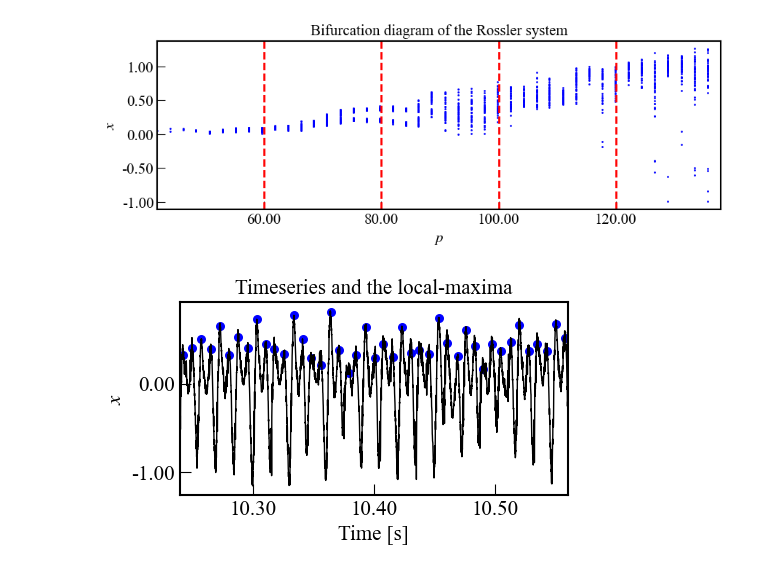
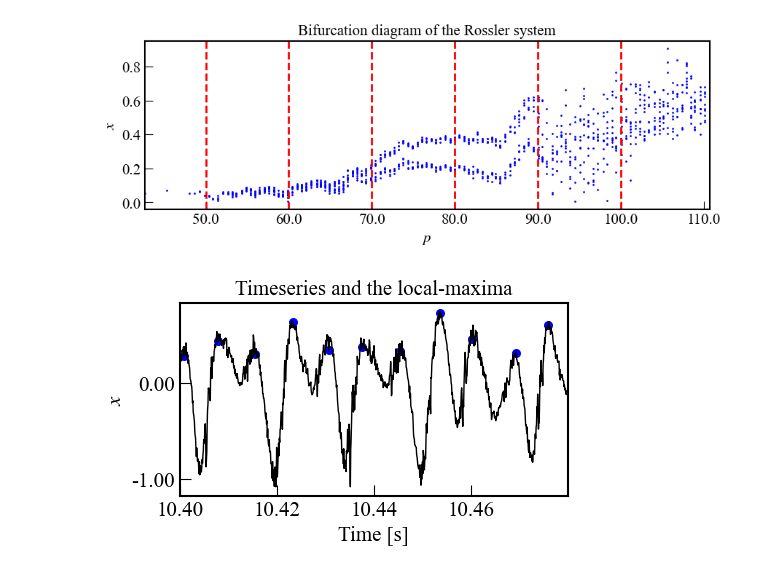
Before and after one commit to TakumiInoue0628/analysis-of-vocal-fold-system-based-on-nonlinear-dynamics-theory-using-machine-learning, a Jupyter notebook: report/20241022/01_03_experimental_data_bifurcation.ipynb, the cells around one changed output. Drawn from its saved outputs; the diff is of its cells as text; code cells hidden in the pictures.

```diff
--- a/report/20241022/01_03_experimental_data_bifurcation.ipynb
+++ b/report/20241022/01_03_experimental_data_bifurcation.ipynb
@@ -59,7 +59,7 @@ def visualization(data_name, steady_range, serch_size, bins):
                                              x_lim=[-4.5, 4.5], f_lim=[0, 200], p_lim=[None, 1.3])
 # %%
 data_name = 'FVF3_T2'
-steady_range = [50000, 250000]
+steady_range = [50000, 200000]
 
 ### Load csv
 [time_all, mic_all, flow_all] = LoadCSV(file_path=CSV_DATA_DIR+data_name+'.csv',
@@ -90,9 +90,7 @@ parameter_data = flow
 signal_data = mic
 time_data = time
 
-sample_step = 4000
-
-prominence = 0.2
+sample_step = 1000
 
 start_points = (np.arange(0, len(signal_data), sample_step)).astype(int)
 
@@ -110,6 +108,7 @@ for i in range(len(start_points)):
 x_lm_list, idx_lm_list, p_lm_list, x_lm_flat, idx_lm_flat, p_lm_flat = local_maxima(data_list=x_list,
                                                                                     parameter_list=parameter_list,
                                                                                     prominence=0.1,
+                                                                                    height=0.,
                                                                                     distance=None,
                                                                                     threshold=None,
                                                                                     return_flatten=True,
@@ -120,7 +119,7 @@ x_lm_list, idx_lm_list, p_lm_list, x_lm_flat, idx_lm_flat, p_lm_flat = local_max
 import matplotlib.pylab as plt
 from matplotlib import gridspec
 
-parameters = [60, 80, 100, 120]
+parameters = [50, 60, 70, 80, 90, 100]
 
 spec = gridspec.GridSpec(ncols=1, nrows=1, height_ratios=[1], hspace=0)
 fig = plt.figure(figsize=(10, 3))
@@ -130,35 +129,35 @@ ax.set_title('Bifurcation diagram of the Rossler system', loc='center', fontsize
 ax.scatter(p_lm_flat, x_lm_flat, s=1, c='b')
 ax.set_xlabel(r'$p$')
 ax.set_ylabel(r'$x$')
-ax.get_xaxis().set_major_formatter(plt.FormatStrFormatter('%.2f'))
-ax.get_yaxis().set_major_formatter(plt.FormatStrFormatter('%.2f'))
+ax.get_xaxis().set_major_formatter(plt.FormatStrFormatter('%.1f'))
+ax.get_yaxis().set_major_formatter(plt.FormatStrFormatter('%.1f'))
 ax.set_xlim(p_lm_flat[0], p_lm_flat[-1])
 for p in parameters: ax.axvline(x=p, linestyle='--', c='r', lw=2)
 
 plt.show()
 # %% [output]
-[figure, old version]
+[figure, new version]
 # %%
-p = parameters[2]
+p = parameters[5]
 plt_num = -1
 
 P = []
 for i in parameter_list: P.append(i[0])
 p_idx = np.argmin(np.abs(np.array(P) - p))
 
 spec = gridspec.GridSpec(ncols=1, nrows=1, )
 fig = plt.figure(figsize=(5, 2.5))
 
 ax = fig.add_subplot(spec[0])
 ax.set_title('Timeseries and the local-maxima', loc='center', fontsize=plt.rcParams['font.size'])
 ax.plot(t_list[p_idx], x_list[p_idx], lw=1, c='k')
 ax.scatter(t_list[p_idx][idx_lm_list[p_idx]], x_list[p_idx][idx_lm_list[p_idx]], s=30, c='b')
 ax.set_xlabel(r'Time [s]')
 ax.set_ylabel(r'$x$')
 ax.get_xaxis().set_major_formatter(plt.FormatStrFormatter('%.2f'))
 ax.get_yaxis().set_major_formatter(plt.FormatStrFormatter('%.2f'))
 ax.set_xlim(t_list[p_idx][0], t_list[p_idx][plt_num])
 
 plt.show()
 # %% [output]
-[figure, old version]
+[figure, new version]
```
Also changed, not shown: parts of 1 cell of this notebook, 4 other files.
